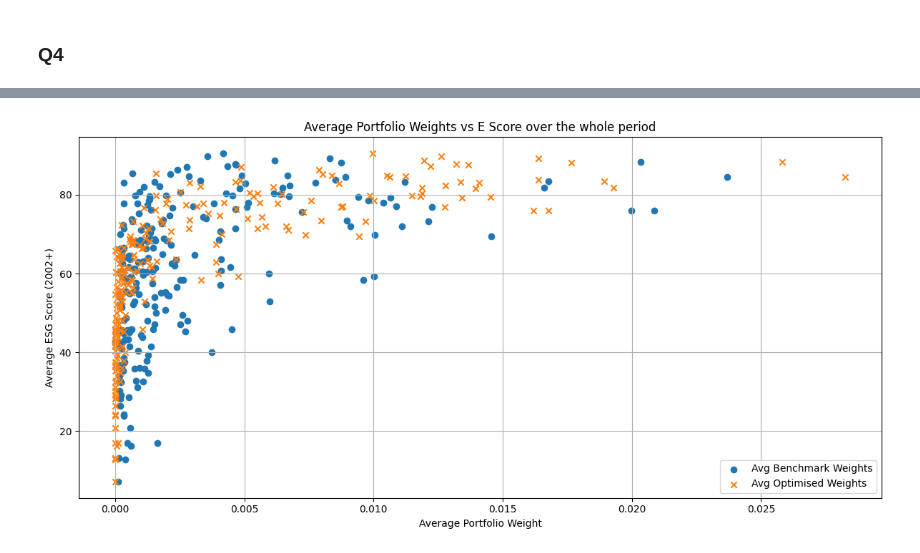
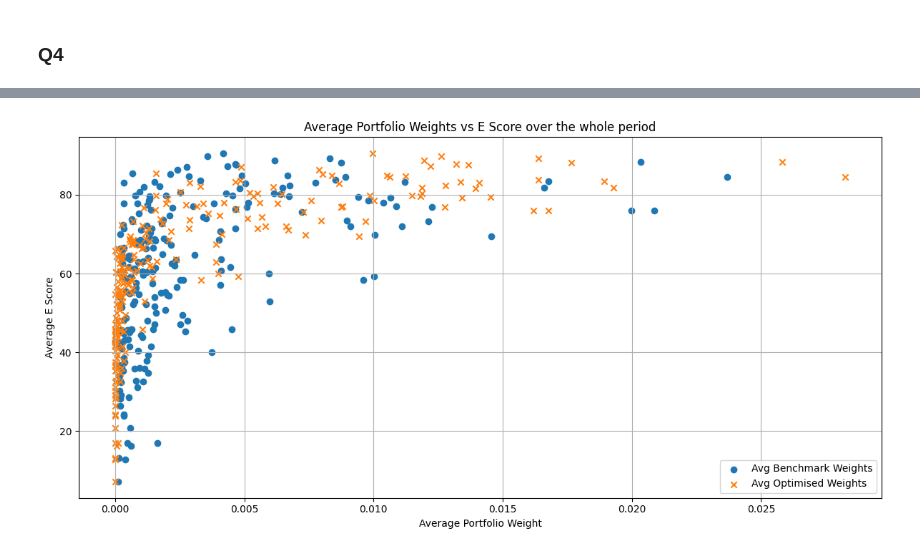
Before and after one commit to ameliemlb/SEF, a Jupyter notebook: hw2.ipynb, the cells around one changed output, grey strips where cells are left out. Drawn from its saved outputs; the diff is of its cells as text; code cells hidden in the pictures.

```diff
--- a/hw2.ipynb
+++ b/hw2.ipynb
@@ -225,32 +225,32 @@ all_weights_opt_filtered = []
 all_weights_bench_filtered = []
 
 for year in filtered_years:
     opt_weights = optimisation_results[year]["portfolio_weights"]
     bench_weights = benchmark_weights_by_year[year].loc[returns_df.index].values
     all_weights_opt_filtered.append(opt_weights)
     all_weights_bench_filtered.append(bench_weights)
 
 # Convert to arrays and average
 avg_opt_weights_filtered = np.mean(np.array(all_weights_opt_filtered), axis=0)
 avg_bench_weights_filtered = np.mean(np.array(all_weights_bench_filtered), axis=0)
 avg_esg_scores_filtered = np.mean(all_esg[filtered_years].values, axis=1)
 
 # Sort by ESG scores
 sorted_indices = np.argsort(avg_esg_scores_filtered)
 esg_sorted = avg_esg_scores_filtered[sorted_indices]
 opt_sorted = avg_opt_weights_filtered[sorted_indices]
 bench_sorted = avg_bench_weights_filtered[sorted_indices]
 
 # Plot
 plt.figure(figsize=(12, 6))
 plt.scatter(bench_sorted, esg_sorted, label="Avg Benchmark Weights", marker='o')
 plt.scatter(opt_sorted, esg_sorted, label="Avg Optimised Weights", marker='x')
-plt.ylabel("Average ESG Score (2002+)")
+plt.ylabel("Average E Score")
 plt.xlabel("Average Portfolio Weight")
 plt.title("Average Portfolio Weights vs E Score over the whole period")
 plt.legend()
 plt.grid(True)
 plt.tight_layout()
 plt.show()
 # %% [output]
-[figure, old version]
+[figure, new version]
```
Also changed, not shown: parts of 1 cell of this notebook.
